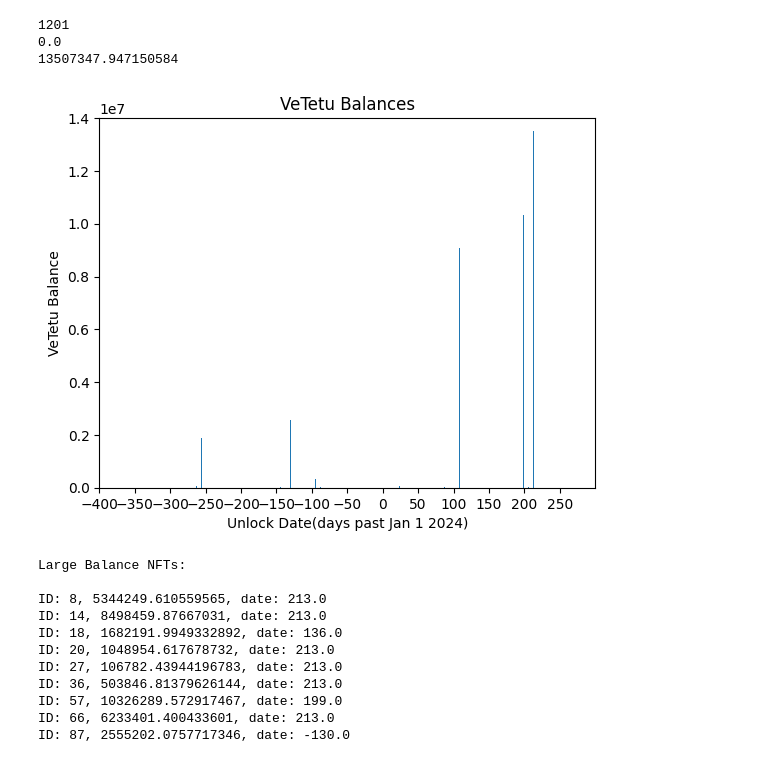
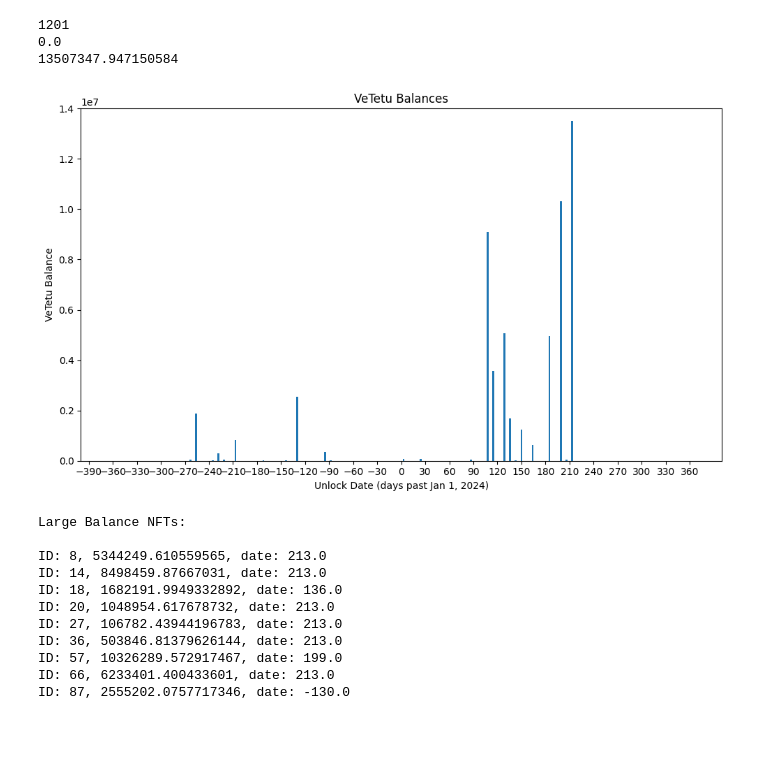
Before and after one commit to pascudder/Vetetu_NFT_Analysis, a Jupyter notebook: Vetetu Analysis.ipynb, the cells around one changed output. Drawn from its saved outputs; the diff is of its cells as text; code cells hidden in the pictures; blank space fills up the shorter version.

```diff
--- a/Vetetu Analysis.ipynb
+++ b/Vetetu Analysis.ipynb
@@ -47,20 +47,25 @@ print(max(lockedDerivedAmountListFormatted)) #for the plot axis
 # %%
 import matplotlib.pyplot as plt
 import numpy as np
 
 x_axis = lockedEndListFormatted
 y_axis = lockedDerivedAmountListFormatted
 
-plt.bar(x_axis, y_axis)
-plt.axis([-400, 300, 0, 14000000])
+bar_width = np.min(np.diff(np.unique(x_axis))) * 0.8
+
+plt.figure(figsize=(10, 6))
+plt.bar(x_axis, y_axis, width=bar_width, align='center')
+
+plt.axis([-400, 400, 0, 14000000])
 plt.title('VeTetu Balances')
-plt.xlabel('Unlock Date(days past Jan 1 2024)')
+plt.xlabel('Unlock Date (days past Jan 1, 2024)')
 plt.ylabel('VeTetu Balance')
-plt.xticks(np.arange(-400,300,50))
+plt.xticks(np.arange(-390,390,30))
 
+plt.tight_layout()
 plt.show()
 # %% [output]
-[figure, old version]
+[figure, new version]
 # %%
 largeNFTList = []
 largeNFTListInt = []
```
